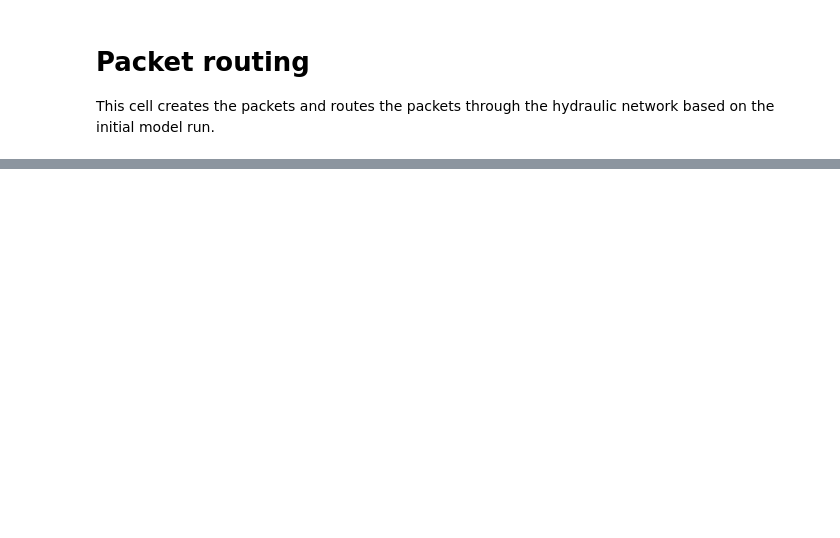
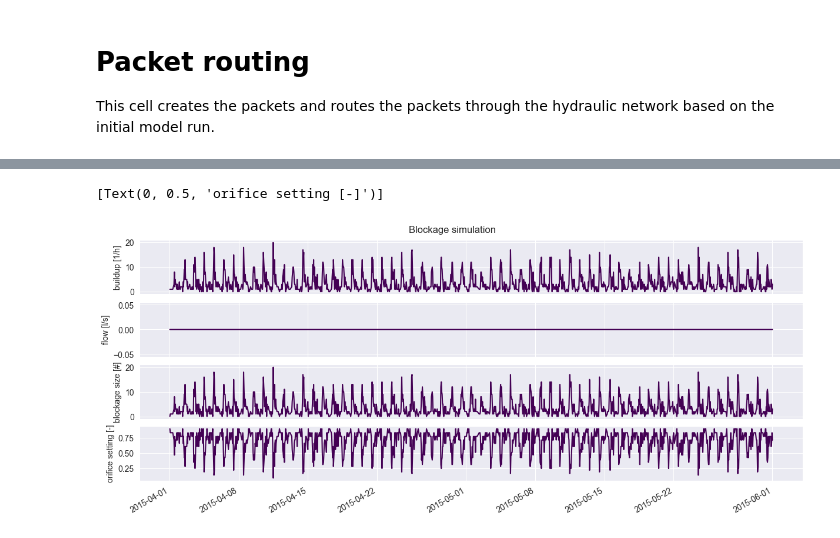
Before and after one commit to alBartig/PacketSWMM, a Jupyter notebook: apps/con_sim_interface.ipynb, the cells around one changed output, grey strips where cells are left out. Cells and saved outputs as stored; diff of their text form; code cells hidden in the pictures; blank space fills up the shorter version.

```diff
--- a/apps/con_sim_interface.ipynb
+++ b/apps/con_sim_interface.ipynb
@@ -269,0 +218,24 @@ df_flows.index[-1]
+# %%
+fn_rpt, fn_out = swmm5_run_epa(model_path)
+
+fig, axs = plt.subplots(figsize=[12,5], nrows=4, sharex=True, constrained_layout=True)
+fig.suptitle(f"Blockage simulation")
+
+cmap = plt.get_cmap("viridis")
+i = 0
+df = calc_blockage_series(df, out_path)
+
+df["buildup"].plot(ax=axs[0], c=cmap(i))
+axs[0].set(ylabel="buildup [1/h]")
+
+df["flow"].plot(ax=axs[1], c=cmap(i))
+axs[1].set(ylabel="flow [l/s]")
+
+df["blockage"].plot(ax=axs[2], c=cmap(i))
+axs[2].set(ylabel="blockage size [#]")
+
+df["orifice"].plot(ax=axs[3], c=cmap(i))
+axs[3].set(ylabel="orifice setting [-]")
+# %% [output]
+[Text(0, 0.5, 'orifice setting [-]')]
+[figure, added]
```
Also changed, not shown: parts of 39 cells of this notebook, 7 other files.
